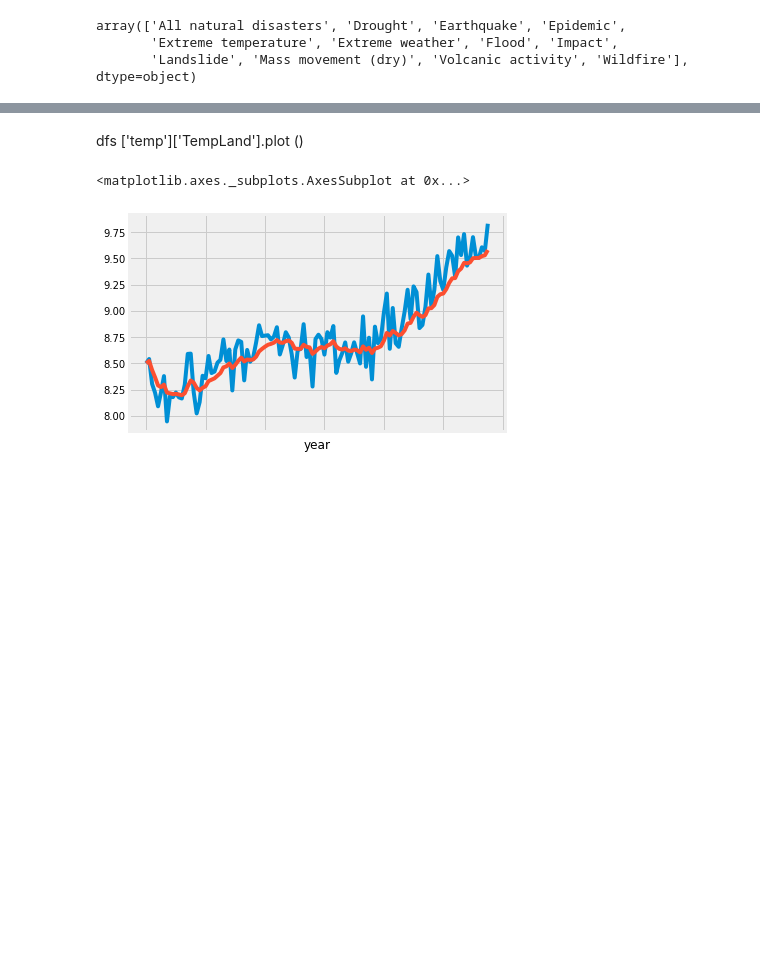
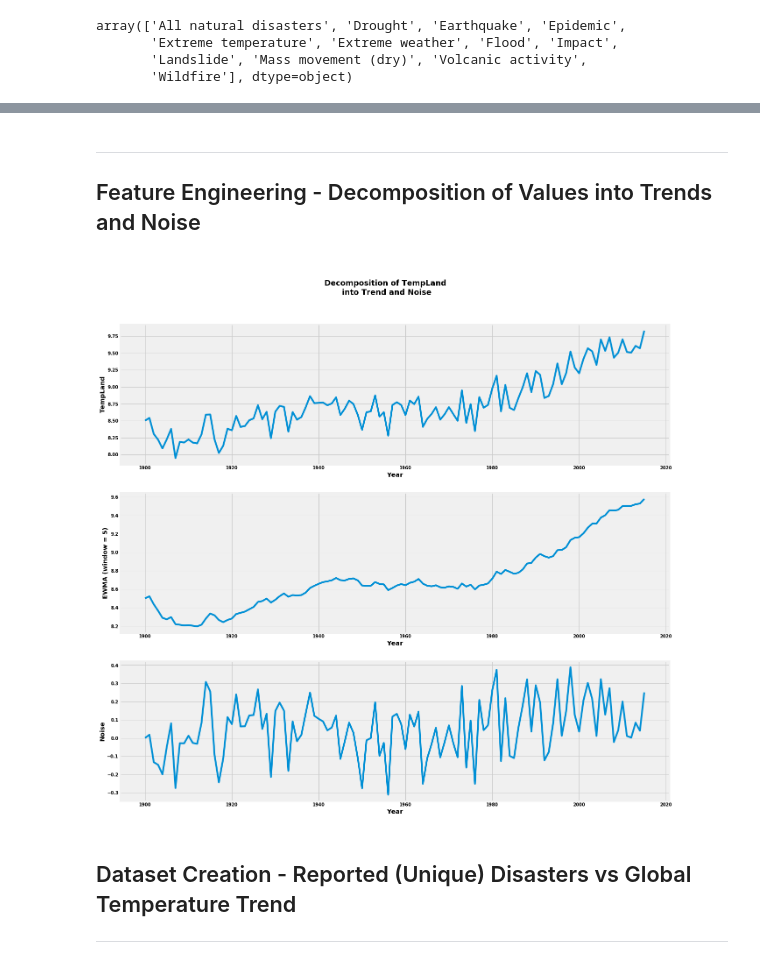
Before and after one commit to wali-ku/Project-731, a Jupyter notebook: notebooks/disasters.ipynb, the cells around one changed output, grey strips where cells are left out. Saved outputs shown, nothing was run; the diff lists cells and outputs as text; code cells hidden in the pictures; blank space fills up the shorter version.

Commit message:
disasters: Further exploration of disasters dataset
Signed-off-by: Waqar Ali <waqar.272@gmail.com>

```diff
--- a/notebooks/disasters.ipynb
+++ b/notebooks/disasters.ipynb
@@ -198,2 +77,0 @@ datasets ['tempDrgt'].plot (y = 'Droughts')
-# %% [markdown]
-dfs ['temp']['TempLand'].plot ()
@@ -202,8 +78,45 @@ dfs ['temp']['deltaTemp'] = dfs ['temp']['TempLand'] - dfs ['temp']['TempLand'].
-# %%
-dfs ['temp']['ewmaTemp'] = dfs ['temp']['TempLand'].ewm (com = 0).mean ()
-dfs ['temp']['ewmaTemp'].plot ()
-dfs ['temp']['ewmaTemp'] = dfs ['temp']['TempLand'].ewm (com = 5).mean ()
-dfs ['temp']['ewmaTemp'].plot ()
-# %% [output]
-<matplotlib.axes._subplots.AxesSubplot at 0x...>
-[figure, removed]
+# %% [markdown]
+---
+## Feature Engineering - Decomposition of Values into Trends and Noise
+# %%
+# Function for decomposing a time-series using EWMA
+def decompose (df, column, window = 5, visualize = True):
+    ewmaColumn = column + 'Trend'
+    noiseColumn = column + 'Noise'
+    df [ewmaColumn] = df [column].ewm (com = window).mean ()
+    df [noiseColumn] = df [column] - df [ewmaColumn]
+
+    if (visualize):
+        fig = plt.figure (figsize = (20, 20))
+        plt.subplot (3, 1, 1)
+        df [column].plot (x = df.index)
+        plt.xlabel ('Year', fontsize = 'x-large', fontweight = 'bold')
+        plt.ylabel (column, fontsize = 'x-large', fontweight = 'bold')
+        plt.xticks (fontweight = 'bold')
+        plt.yticks (fontweight = 'bold')
+
+        plt.subplot (3, 1, 2)
+        df [ewmaColumn].plot (x = df.index)
+        plt.xlabel ('Year', fontsize = 'x-large', fontweight = 'bold')
+        plt.ylabel ('EWMA (window = %d)' % (window), fontsize = 'x-large', fontweight = 'bold')
+        plt.xticks (fontweight = 'bold')
+        plt.yticks (fontweight = 'bold')
+
+        plt.subplot (3, 1, 3)
+        df [noiseColumn].plot (x = df.index)
+        plt.xlabel ('Year', fontsize = 'x-large', fontweight = 'bold')
+        plt.ylabel ('Noise', fontsize = 'x-large', fontweight = 'bold')
+        plt.xticks (fontweight = 'bold')
+        plt.yticks (fontweight = 'bold')
+
+        plt.suptitle ('\n\nDecomposition of %s\n into Trend and Noise' % (column), fontsize = 'xx-large', fontweight = 'bold')
+
+
+    return
+# %%
+decompose (dfs ['temp'], 'TempLand', visualize = True)
+# %% [output]
+[figure, added]
+# %% [markdown]
+## Dataset Creation - Reported (Unique) Disasters vs Global Temperature Trend
+---
```
Also changed, not shown: parts of 22 cells of this notebook.
